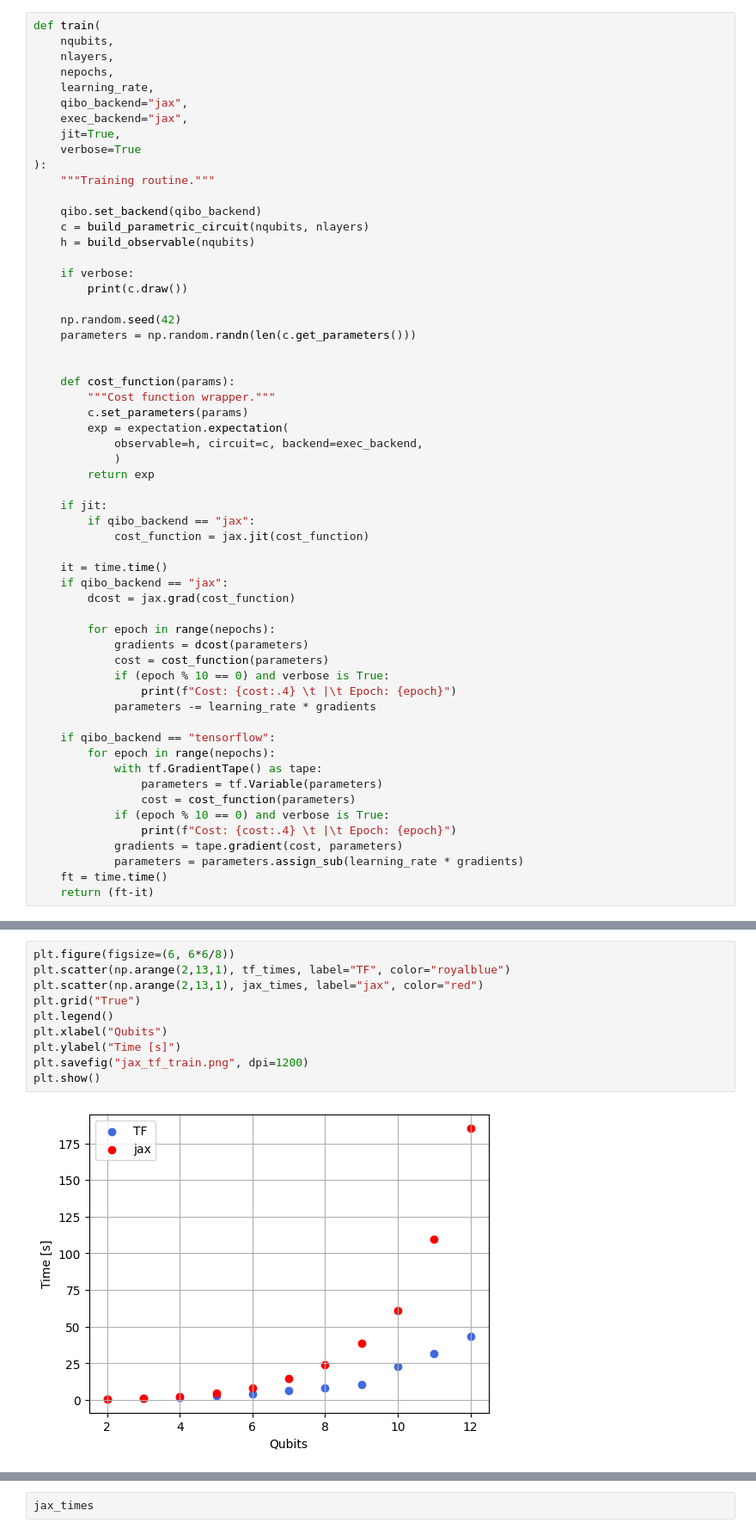
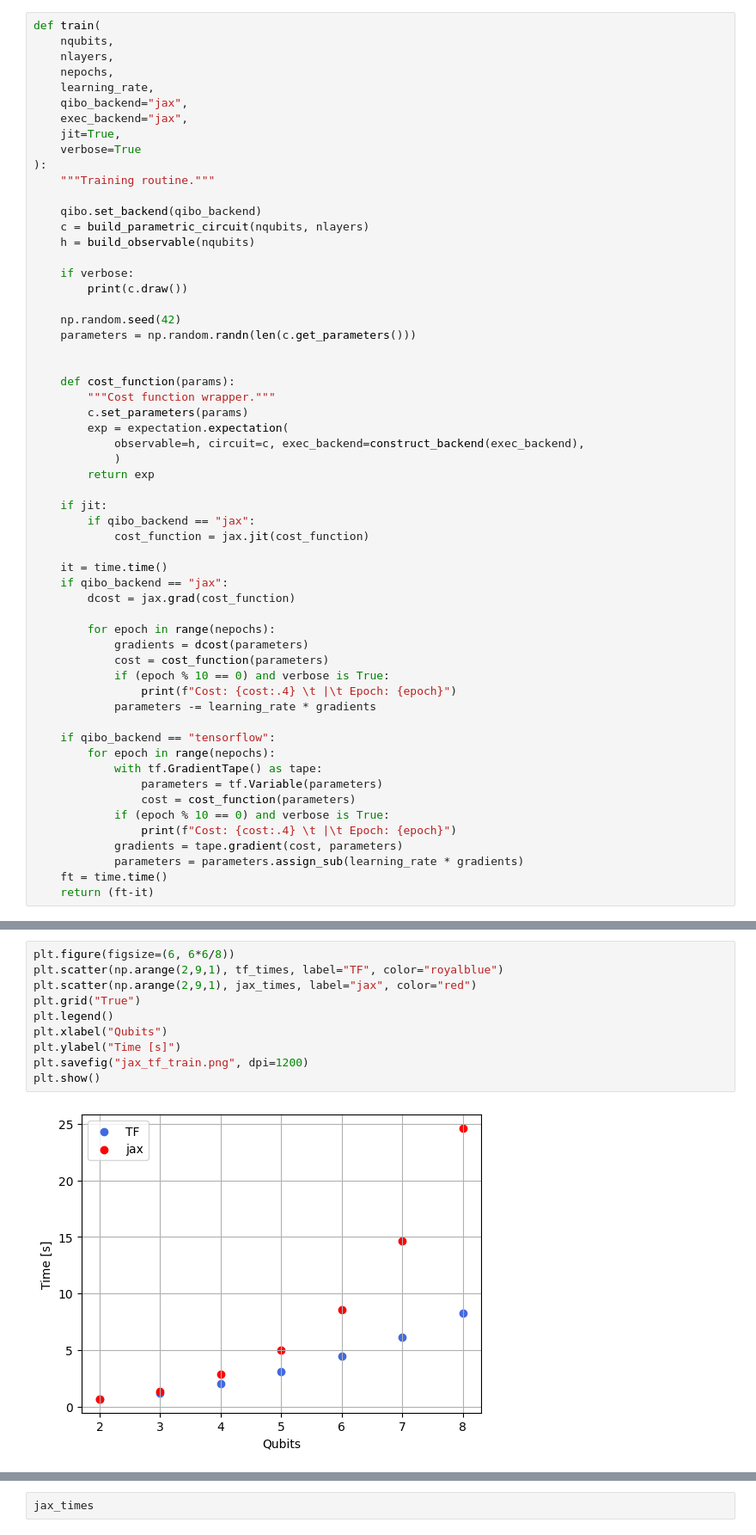
Before and after one commit to qiboteam/qiboml, a Jupyter notebook: tutorials/jax_training_test.ipynb, the cells around one changed output, grey strips where cells are left out. Shown at 86% size. Cells and saved outputs as stored; diff of their text form.

```diff
--- a/tutorials/jax_training_test.ipynb
+++ b/tutorials/jax_training_test.ipynb
@@ -76,7 +78,7 @@ def train(
         """Cost function wrapper."""
         c.set_parameters(params)
         exp = expectation.expectation(
-            observable=h, circuit=c, backend=exec_backend,
+            observable=h, circuit=c, exec_backend=construct_backend(exec_backend),
             )
         return exp
 
@@ -159,12 +158,12 @@ time: 9min 55s (started: 2024-05-07 11:23:52 +02:00)
 # %%
 plt.figure(figsize=(6, 6*6/8))
-plt.scatter(np.arange(2,13,1), tf_times, label="TF", color="royalblue")
-plt.scatter(np.arange(2,13,1), jax_times, label="jax", color="red")
+plt.scatter(np.arange(2,9,1), tf_times, label="TF", color="royalblue")
+plt.scatter(np.arange(2,9,1), jax_times, label="jax", color="red")
 plt.grid("True")
 plt.legend()
 plt.xlabel("Qubits")
 plt.ylabel("Time [s]")
 plt.savefig("jax_tf_train.png", dpi=1200)
 plt.show()
 # %% [output]
-[figure, old version]
+[figure, new version]
```
Also changed, not shown: parts of 6 cells of this notebook, 4 other files.
